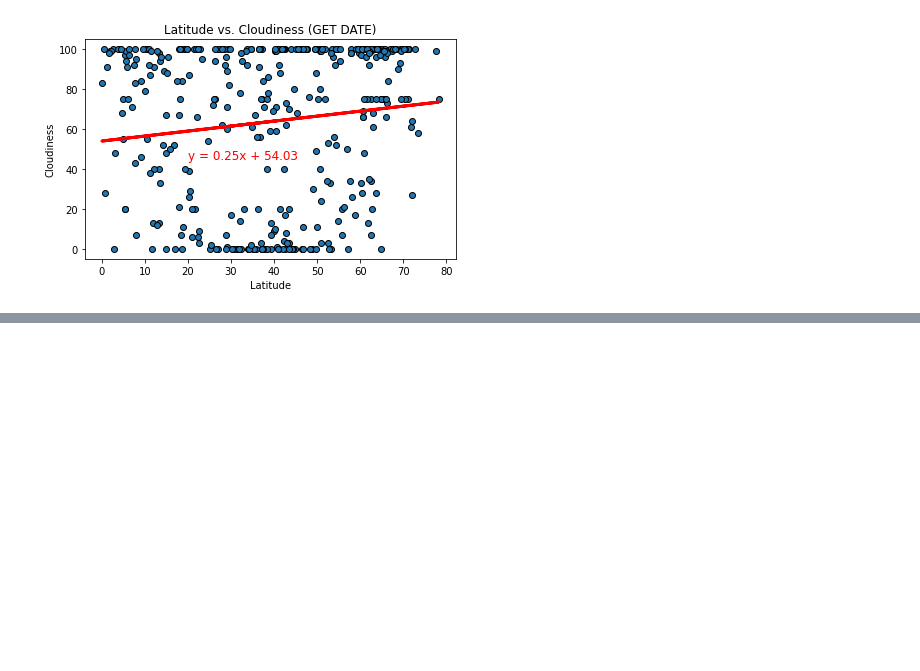
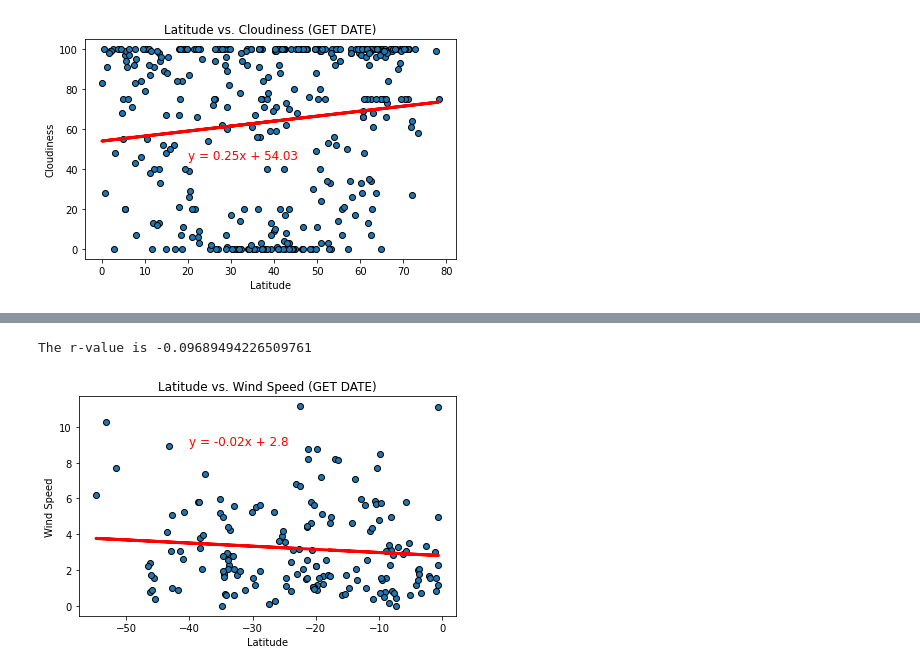
Before and after one commit to Wheezyotter/python-api-challenge, a Jupyter notebook: WeatherPy/WeatherPy.ipynb, the cells around one changed output, grey strips where cells are left out. Saved outputs shown, nothing was run; the diff lists cells and outputs as text; code cells hidden in the pictures; blank space fills up the shorter version.

```diff
--- a/WeatherPy/WeatherPy.ipynb
+++ b/WeatherPy/WeatherPy.ipynb
@@ -325,0 +379,9 @@ The r-value is 0.12891268923384644
+# %%
+# All wind records in the northern hemisphere
+wind_S = south_hemisphere["Wind Speed"]
+
+# Calculates and plots the regression line
+lin_regress_plot(lat_S, wind_S, "Wind Speed", -40, 9, "Fig12_wind_S")
+# %% [output]
+The r-value is -0.09689494226509761
+[figure, added]
```
Also changed, not shown: parts of 13 cells of this notebook.
